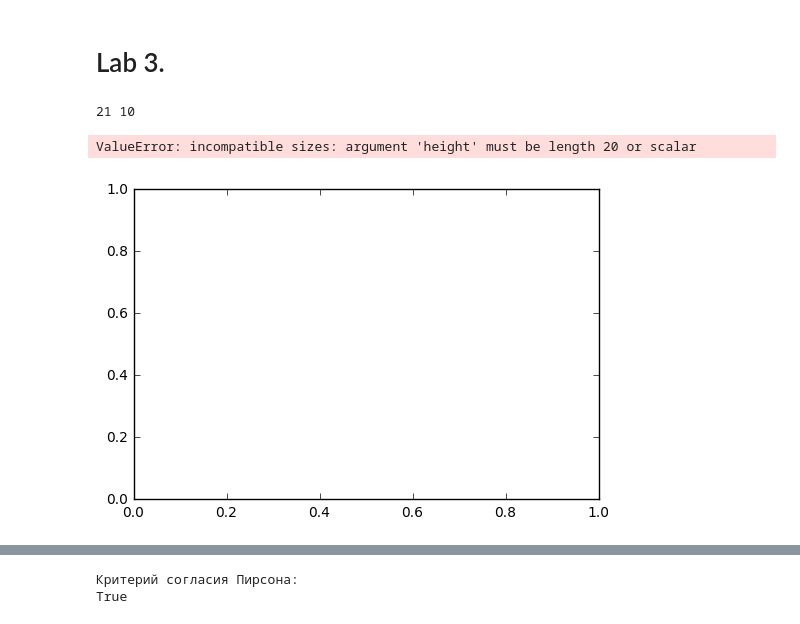
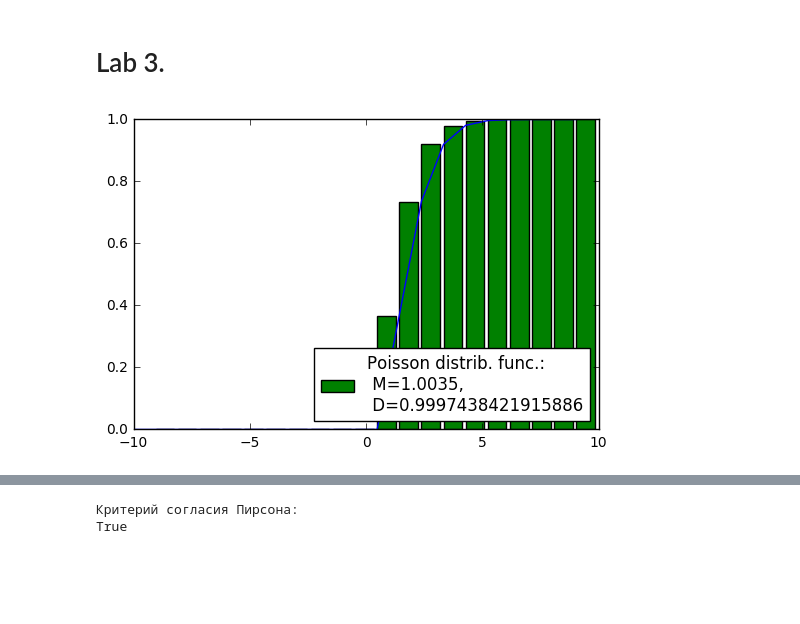
Before and after one commit to YRustt/B16-17-SSM, a Jupyter notebook: iism_lab3.ipynb, the cells around one changed output, grey strips where cells are left out. Cells and saved outputs as stored; diff of their text form; code cells hidden in the pictures; blank space fills up the shorter version.

```diff
--- a/iism_lab3.ipynb
+++ b/iism_lab3.ipynb
@@ -136,11 +136,11 @@ def kolmogorov_test(res, eps, func, params):
 # %%
 def poisson_distribution_function(x, l):
-    return np.sum([l ** k / np.math.factorial(k) * np.exp(-l)
+    return np.sum([l ** k / np.math.factorial(int(k)) * np.exp(-l) if x > 0 else 0
                    for k in range(int(x))])
 
 
 def poisson_probability_density_function(x, l):
-    return l ** x / np.math.factorial(x) * np.exp(-l)
+    return l ** x / np.math.factorial(int(x)) * np.exp(-l) if x > 0 else 0
 
 
 def normal_distribution_function(x, M, D):
@@ -161,17 +161,9 @@ def exponential_probability_density_function(x, l):
 psi1 = poisson_psi()
 res1 = np.array([next(psi1) for _ in range(2000)])
 # %%
-draw_empirical_distribution_func(res1,
-                                 func=poisson_distribution_function,
-                                 ax=plt.gca(),
-                                 params={'l': 1},
-                                 label='Poisson distrib. func.:\n M={},\n D={}'.format(
-                                     M(res1),
-                                     D(res1)),
-                                 loc=4
-                                 )
+draw_empirical_distribution_func(res1, -10, 10, 20,
+                                 func=poisson_distribution_function, ax=plt.gca(), params={'l': 1},
+                                 label='Poisson distrib. func.:\n M={},\n D={}'.format(M(res1), D(res1)), loc=4)
 # %% [output]
-21 10
-ValueError: incompatible sizes: argument 'height' must be length 20 or scalar
-[figure, old version]
+[figure, new version]
 # %%
```
Also changed, not shown: parts of 11 cells of this notebook, 1 other file.
